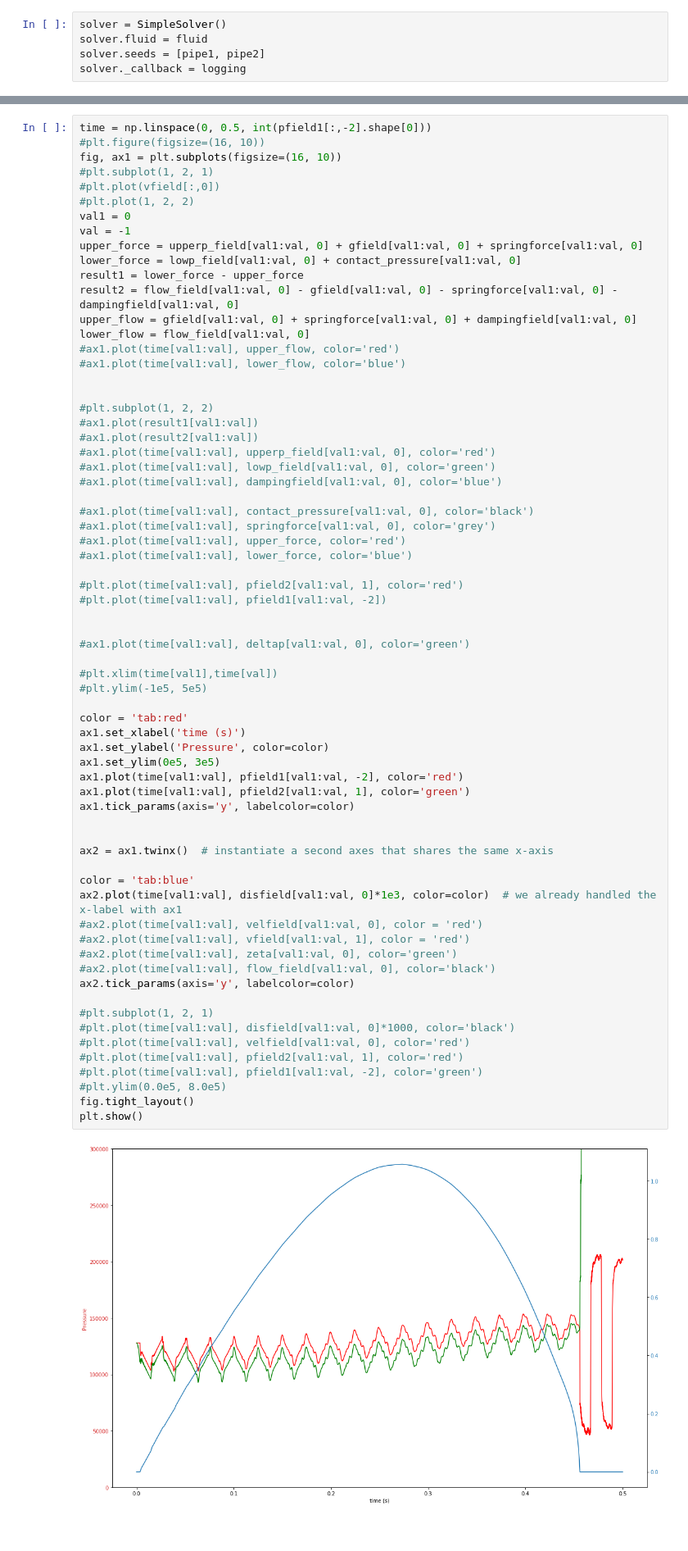
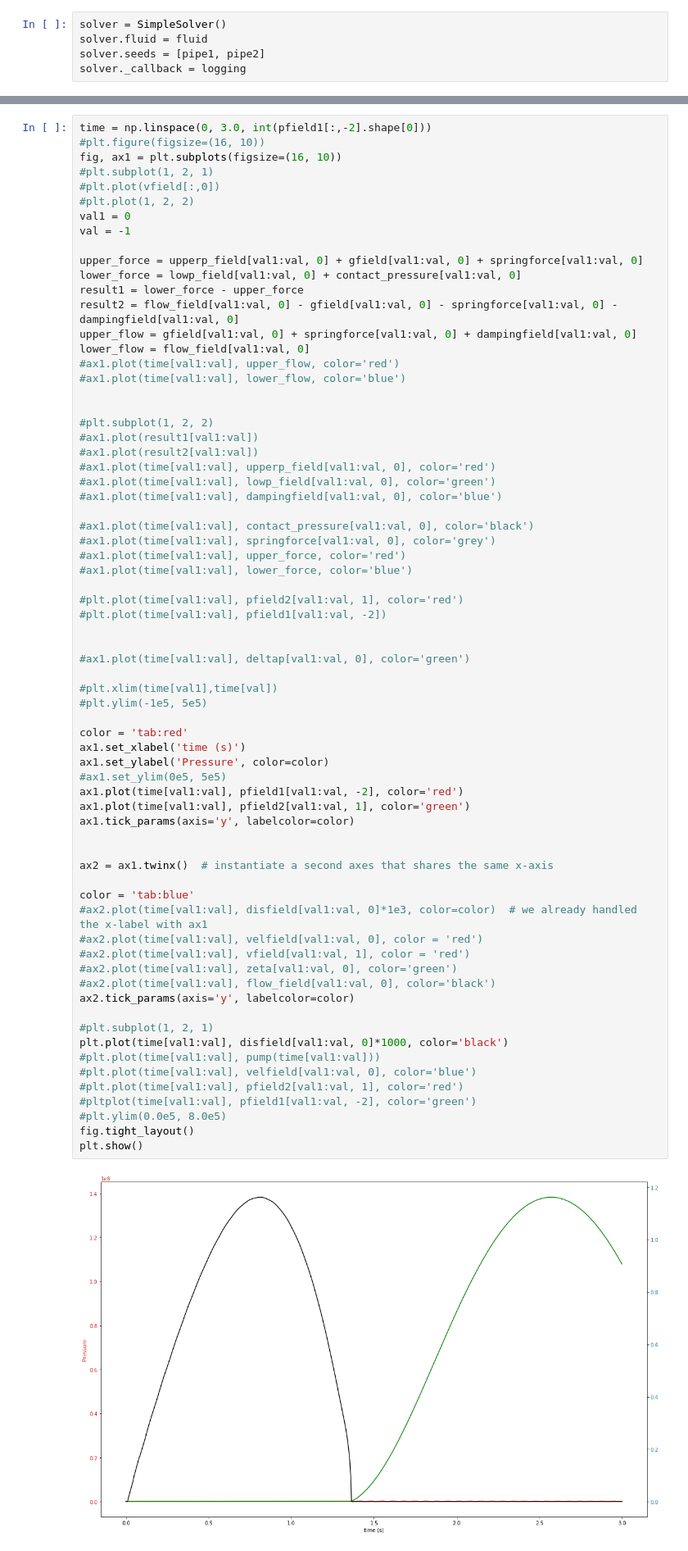
Before and after one commit to DHaspel/cavsim, a Jupyter notebook: jupyter/Test_Valve.ipynb, the cells around one changed output, grey strips where cells are left out. Shown: that part at 82% size. Cells and saved outputs as stored; diff of their text form.

```diff
--- a/jupyter/Test_Valve.ipynb
+++ b/jupyter/Test_Valve.ipynb
@@ -133,7 +137,7 @@ velfield = np.stack(velocity)
 deltap = np.stack(delta_p)
 zeta = np.stack(zeta_field)
 # %%
-time = np.linspace(0, 0.5, int(pfield1[:,-2].shape[0]))
+time = np.linspace(0, 3.0, int(pfield1[:,-2].shape[0]))
 #plt.figure(figsize=(16, 10))
 fig, ax1 = plt.subplots(figsize=(16, 10))
 #plt.subplot(1, 2, 1)
@@ -141,6 +145,7 @@ fig, ax1 = plt.subplots(figsize=(16, 10))
 #plt.plot(1, 2, 2)
 val1 = 0
 val = -1
+
 upper_force = upperp_field[val1:val, 0] + gfield[val1:val, 0] + springforce[val1:val, 0]
 lower_force = lowp_field[val1:val, 0] + contact_pressure[val1:val, 0]
 result1 = lower_force - upper_force
@@ -168,39 +173,40 @@ lower_flow = flow_field[val1:val, 0]
 
 
 #ax1.plot(time[val1:val], deltap[val1:val, 0], color='green')
 
 #plt.xlim(time[val1],time[val])
 #plt.ylim(-1e5, 5e5)
 
 color = 'tab:red'
 ax1.set_xlabel('time (s)')
 ax1.set_ylabel('Pressure', color=color)
-ax1.set_ylim(0e5, 3e5)
+#ax1.set_ylim(0e5, 5e5)
 ax1.plot(time[val1:val], pfield1[val1:val, -2], color='red')
 ax1.plot(time[val1:val], pfield2[val1:val, 1], color='green')
 ax1.tick_params(axis='y', labelcolor=color)
 
 
 ax2 = ax1.twinx()  # instantiate a second axes that shares the same x-axis
 
 color = 'tab:blue'
-ax2.plot(time[val1:val], disfield[val1:val, 0]*1e3, color=color)  # we already handled the x-label with ax1
+#ax2.plot(time[val1:val], disfield[val1:val, 0]*1e3, color=color)  # we already handled the x-label with ax1
 #ax2.plot(time[val1:val], velfield[val1:val, 0], color = 'red')
 #ax2.plot(time[val1:val], vfield[val1:val, 1], color = 'red')
 #ax2.plot(time[val1:val], zeta[val1:val, 0], color='green')
 #ax2.plot(time[val1:val], flow_field[val1:val, 0], color='black')
 ax2.tick_params(axis='y', labelcolor=color)
 
 #plt.subplot(1, 2, 1)
-#plt.plot(time[val1:val], disfield[val1:val, 0]*1000, color='black')
-#plt.plot(time[val1:val], velfield[val1:val, 0], color='red')
+plt.plot(time[val1:val], disfield[val1:val, 0]*1000, color='black')
+#plt.plot(time[val1:val], pump(time[val1:val]))
+#plt.plot(time[val1:val], velfield[val1:val, 0], color='blue')
 #plt.plot(time[val1:val], pfield2[val1:val, 1], color='red')
-#plt.plot(time[val1:val], pfield1[val1:val, -2], color='green')
+#pltplot(time[val1:val], pfield1[val1:val, -2], color='green')
 #plt.ylim(0.0e5, 8.0e5)
 fig.tight_layout()
 plt.show()
 # %% [output]
-[figure, old version]
+[figure, new version]
 # %%
 plt.plot(time[val1:val], pump(time[val1:val]))
 #print(np.max(disfield[val1:val, 0]*1000))
```
Also changed, not shown: parts of 20 cells of this notebook, 2 other files.
